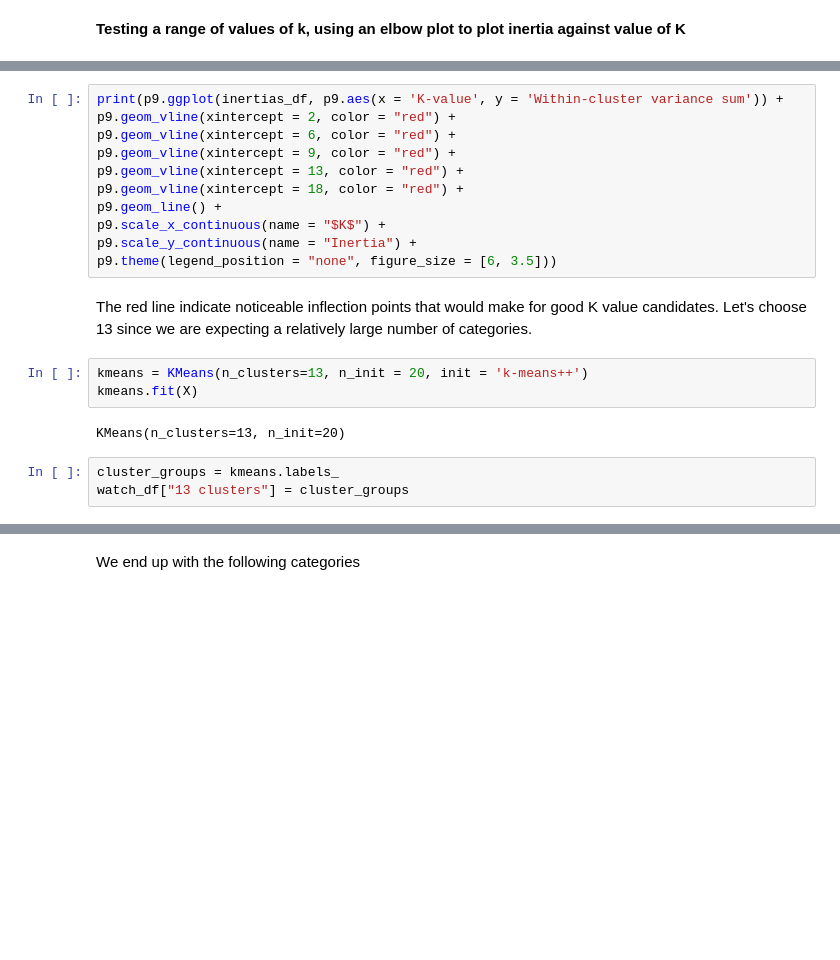
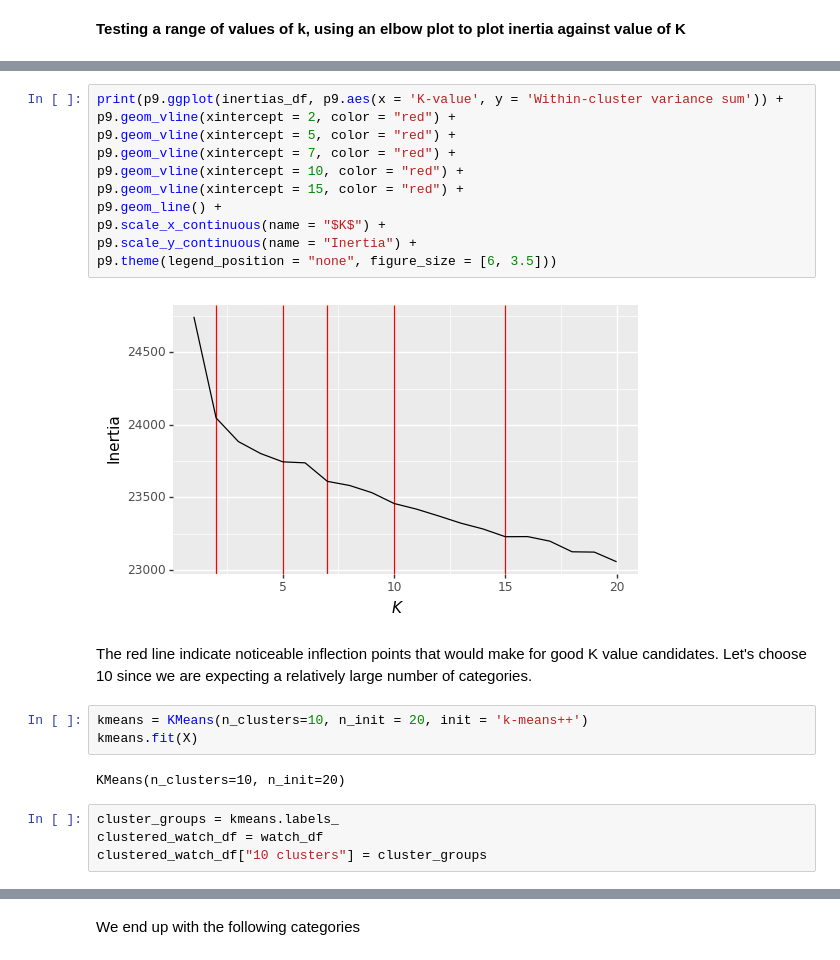
Before and after one commit to mzxchandra/Data-Science-Projects, a Jupyter notebook: Marcus Youtube Data personal analysis project/YT project .ipynb, the cells around one changed output, grey strips where cells are left out. Drawn from its saved outputs; the diff is of its cells as text; blank space fills up the shorter version.

```diff
--- a/Marcus Youtube Data personal analysis project/YT project .ipynb
+++ b/Marcus Youtube Data personal analysis project/YT project .ipynb
@@ -125,24 +142,27 @@ print(inertias_df)
 # %%
 print(p9.ggplot(inertias_df, p9.aes(x = 'K-value', y = 'Within-cluster variance sum')) +
 p9.geom_vline(xintercept = 2, color = "red") +
-p9.geom_vline(xintercept = 6, color = "red") +
-p9.geom_vline(xintercept = 9, color = "red") +
-p9.geom_vline(xintercept = 13, color = "red") +
-p9.geom_vline(xintercept = 18, color = "red") +
+p9.geom_vline(xintercept = 5, color = "red") +
+p9.geom_vline(xintercept = 7, color = "red") +
+p9.geom_vline(xintercept = 10, color = "red") +
+p9.geom_vline(xintercept = 15, color = "red") +
 p9.geom_line() +
 p9.scale_x_continuous(name = "$K$") +
 p9.scale_y_continuous(name = "Inertia") +
 p9.theme(legend_position = "none", figure_size = [6, 3.5]))
+# %% [output]
+[figure, added]
 # %% [markdown]
-The red line indicate noticeable inflection points that would make for good K value candidates. Let's choose 13 since we are expecting a relatively large number of categories.
+The red line indicate noticeable inflection points that would make for good K value candidates. Let's choose 10 since we are expecting a relatively large number of categories.
 # %%
-kmeans = KMeans(n_clusters=13, n_init = 20, init = 'k-means++')
+kmeans = KMeans(n_clusters=10, n_init = 20, init = 'k-means++')
 kmeans.fit(X)
 # %% [output]
-KMeans(n_clusters=13, n_init=20)
+KMeans(n_clusters=10, n_init=20)
 # %%
 cluster_groups = kmeans.labels_
-watch_df["13 clusters"] = cluster_groups
+clustered_watch_df = watch_df
+clustered_watch_df["10 clusters"] = cluster_groups
 # %%
 #Checking to see the distribution of cluster sizes
 from collections import Counter
```
Also changed, not shown: parts of 58 cells of this notebook.
